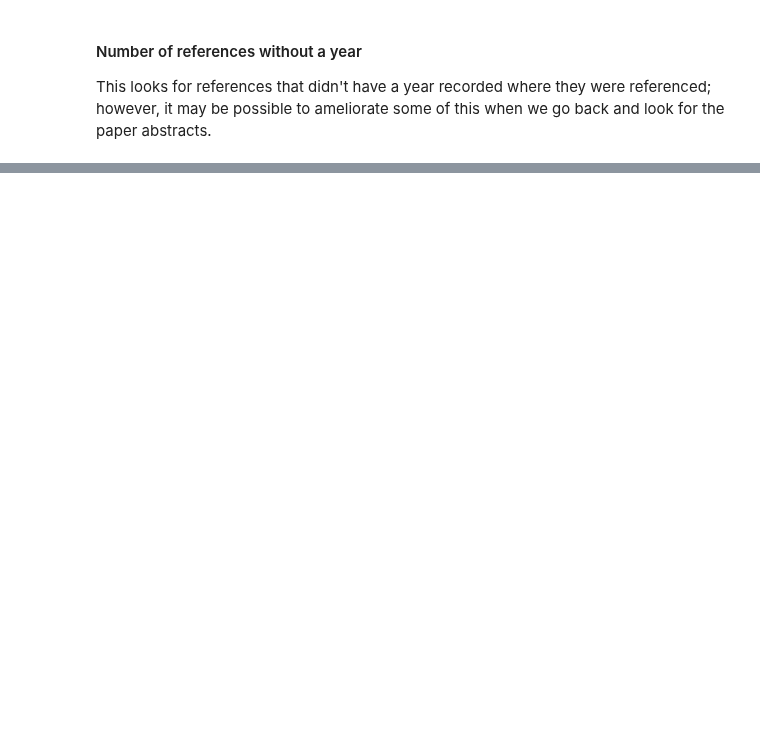
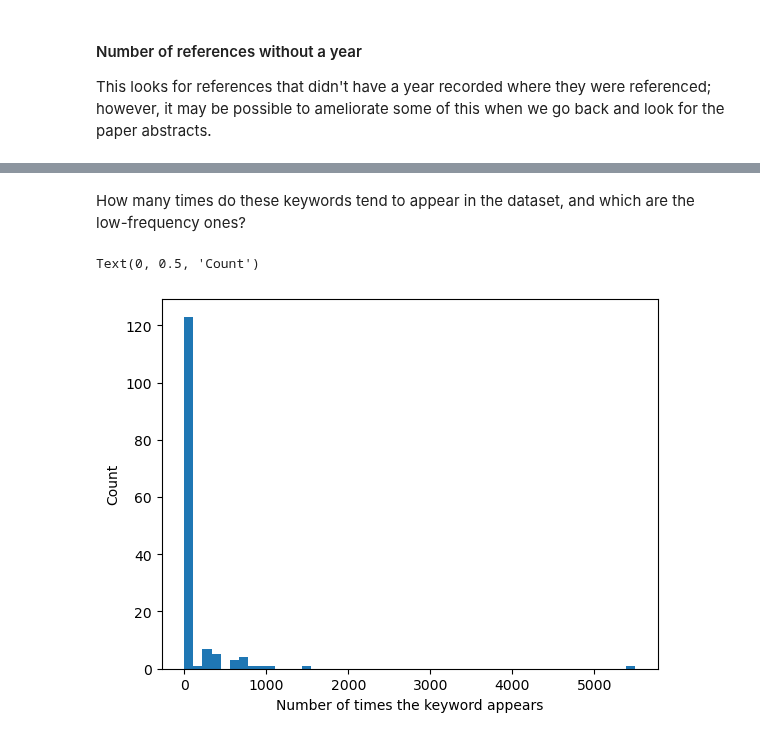
Before and after one commit to serenalotreck/desiccation-network, a Jupyter notebook: notebooks/WoS_dataset_characterization.ipynb, the cells around one changed output, grey strips where cells are left out. Saved outputs shown, nothing was run; the diff lists cells and outputs as text; code cells hidden in the pictures; blank space fills up the shorter version.

```diff
--- a/notebooks/WoS_dataset_characterization.ipynb
+++ b/notebooks/WoS_dataset_characterization.ipynb
@@ -172,0 +249,9 @@ Also really not bad!
+# %% [markdown]
+How many times do these keywords tend to appear in the dataset, and which are the low-frequency ones?
+# %%
+_ = plt.hist(Counter(all_static_keys).values(), bins=50)
+plt.xlabel('Number of times the keyword appears')
+plt.ylabel('Count')
+# %% [output]
+Text(0, 0.5, 'Count')
+[figure, added]
```
Also changed, not shown: parts of 115 cells of this notebook, 2 other files.
